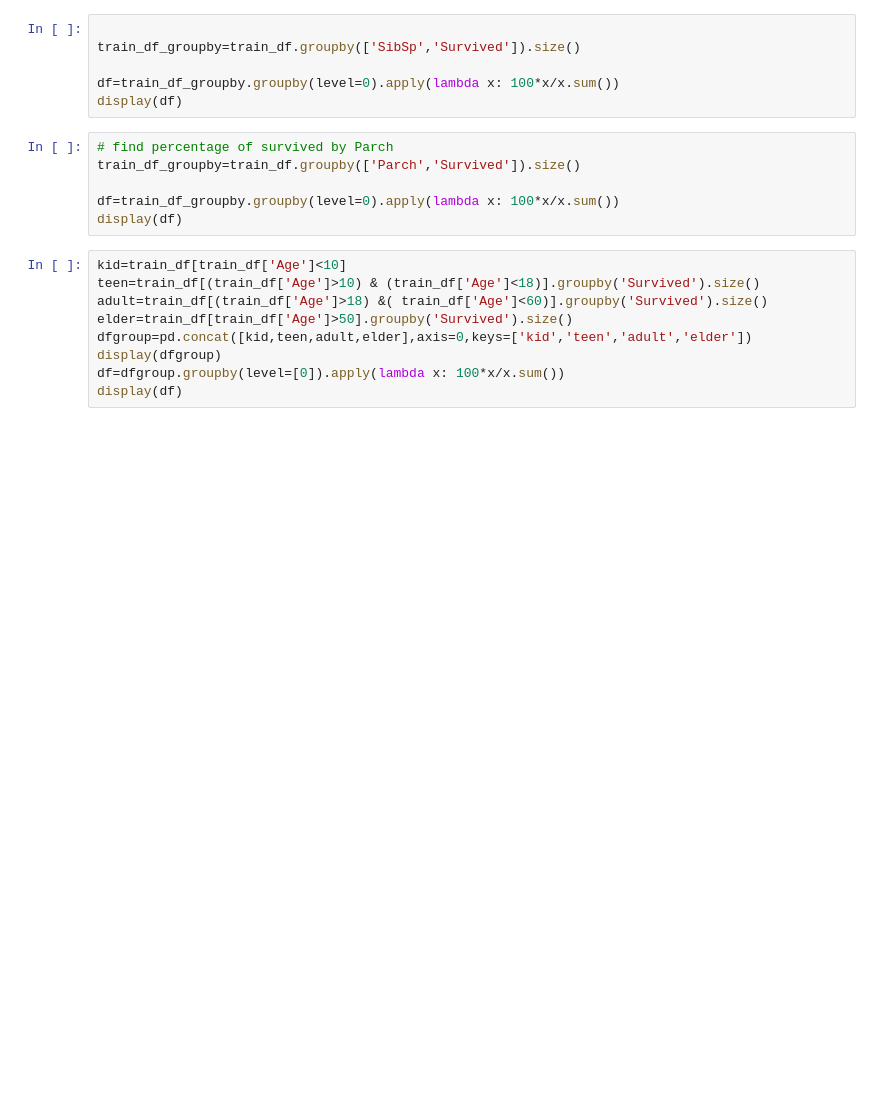
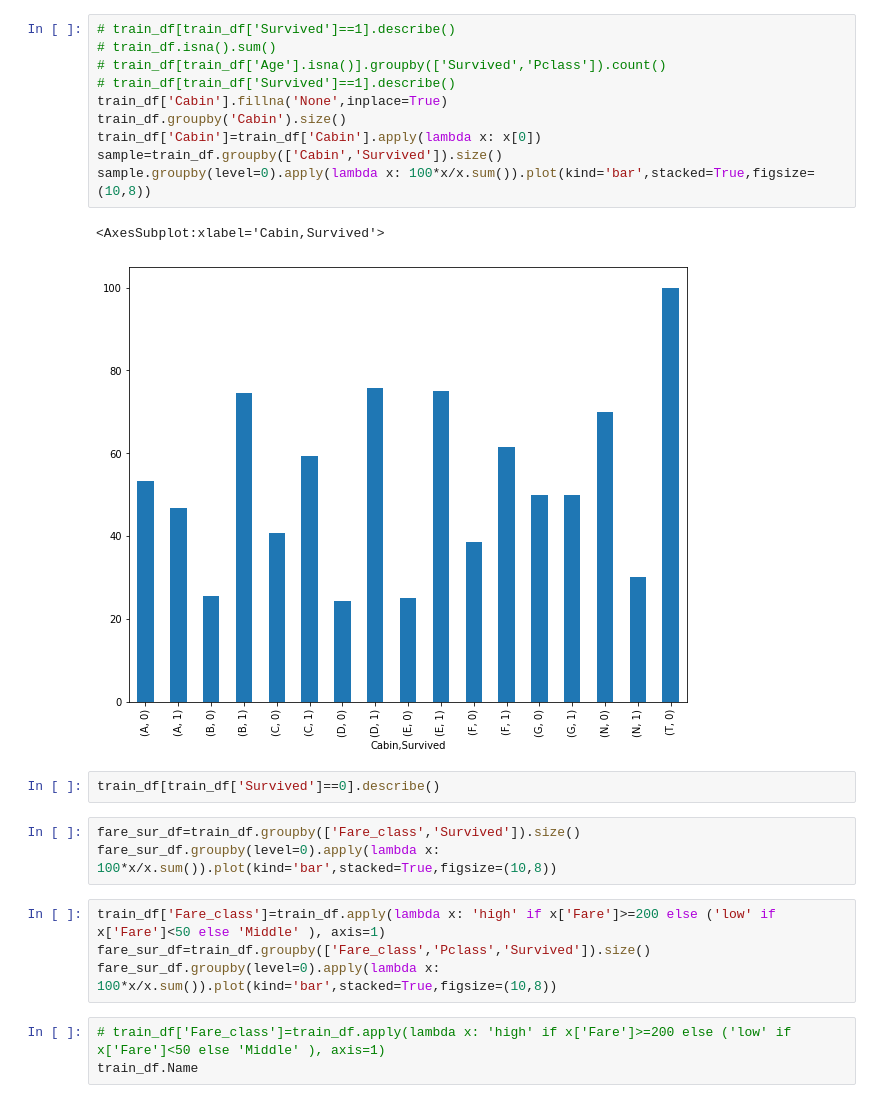
Before and after one commit to IHesamI/Titanic, a Jupyter notebook: Titanic.ipynb, the cells around one changed output. Drawn from its saved outputs; the diff is of its cells as text; blank space fills up the shorter version.

```diff
--- a/Titanic.ipynb
+++ b/Titanic.ipynb
@@ -48,21 +40,25 @@ output.to_csv(r'titanic\submission.csv',index=False)
+# %%
+# train_df[train_df['Survived']==1].describe()
+# train_df.isna().sum()
+# train_df[train_df['Age'].isna()].groupby(['Survived','Pclass']).count()
+# train_df[train_df['Survived']==1].describe()
+train_df['Cabin'].fillna('None',inplace=True)
+train_df.groupby('Cabin').size()
+train_df['Cabin']=train_df['Cabin'].apply(lambda x: x[0])
+sample=train_df.groupby(['Cabin','Survived']).size()
+sample.groupby(level=0).apply(lambda x: 100*x/x.sum()).plot(kind='bar',stacked=True,figsize=(10,8))
+# %% [output]
+<AxesSubplot:xlabel='Cabin,Survived'>
+[figure, added]
+# %%
+train_df[train_df['Survived']==0].describe()
 # %%
-
-train_df_groupby=train_df.groupby(['SibSp','Survived']).size()
-
-df=train_df_groupby.groupby(level=0).apply(lambda x: 100*x/x.sum())
-display(df)
+fare_sur_df=train_df.groupby(['Fare_class','Survived']).size()
+fare_sur_df.groupby(level=0).apply(lambda x: 100*x/x.sum()).plot(kind='bar',stacked=True,figsize=(10,8))
-# %%
-# find percentage of survived by Parch
-train_df_groupby=train_df.groupby(['Parch','Survived']).size()
-
-df=train_df_groupby.groupby(level=0).apply(lambda x: 100*x/x.sum())
-display(df)
-# %%
-kid=train_df[train_df['Age']<10]
-teen=train_df[(train_df['Age']>10) & (train_df['Age']<18)].groupby('Survived').size()
-adult=train_df[(train_df['Age']>18) &( train_df['Age']<60)].groupby('Survived').size()
-elder=train_df[train_df['Age']>50].groupby('Survived').size()
-dfgroup=pd.concat([kid,teen,adult,elder],axis=0,keys=['kid','teen','adult','elder'])
-display(dfgroup)
-df=dfgroup.groupby(level=[0]).apply(lambda x: 100*x/x.sum())
-display(df)
+# %%
+train_df['Fare_class']=train_df.apply(lambda x: 'high' if x['Fare']>=200 else ('low' if x['Fare']<50 else 'Middle' ), axis=1)
+fare_sur_df=train_df.groupby(['Fare_class','Pclass','Survived']).size()
+fare_sur_df.groupby(level=0).apply(lambda x: 100*x/x.sum()).plot(kind='bar',stacked=True,figsize=(10,8))
+# %%
+# train_df['Fare_class']=train_df.apply(lambda x: 'high' if x['Fare']>=200 else ('low' if x['Fare']<50 else 'Middle' ), axis=1)
+train_df.Name
```
Also changed, not shown: parts of 3 cells of this notebook.
